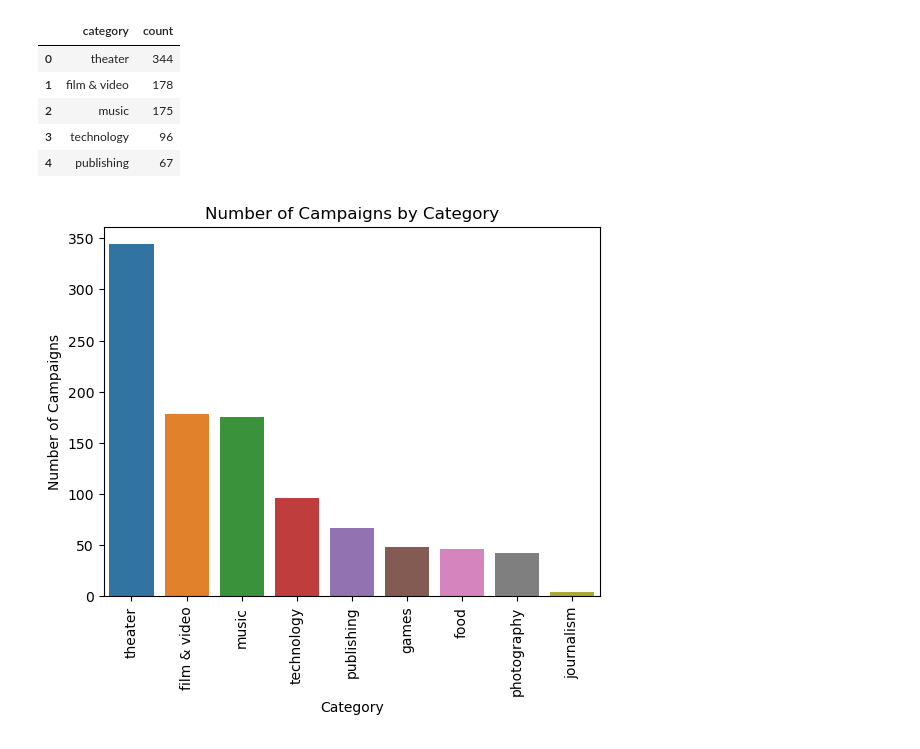
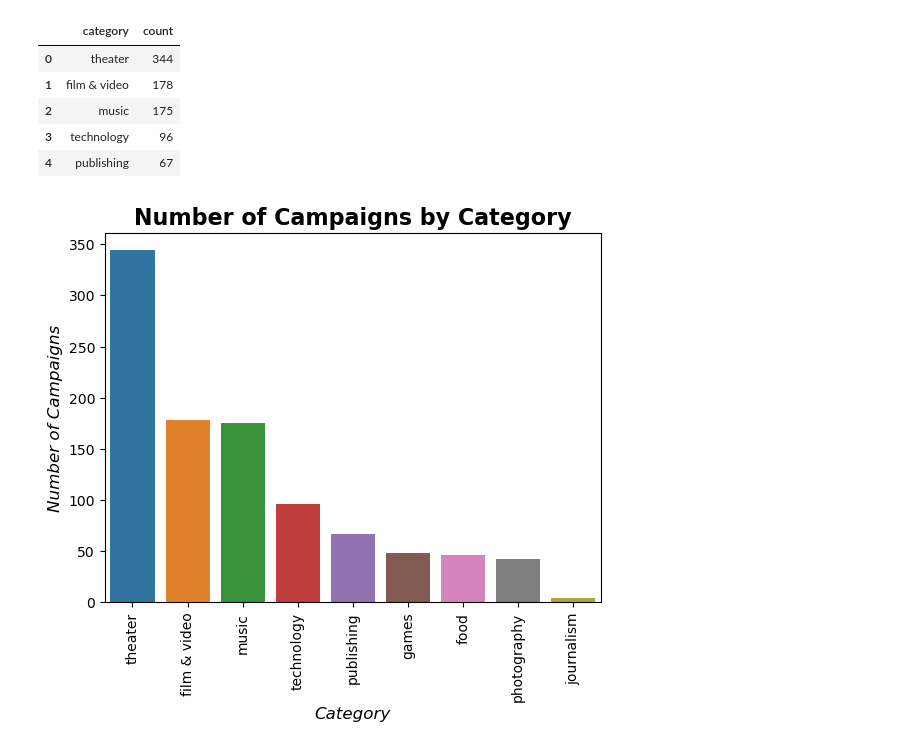
Before and after one commit to wrp94/project-2-group-20, a Jupyter notebook: query/queries.ipynb, the cells around one changed output. Drawn from its saved outputs; the diff is of its cells as text; code cells hidden in the pictures.

```diff
--- a/query/queries.ipynb
+++ b/query/queries.ipynb
@@ -103,10 +104,16 @@ category_counts.head()
 # %%
 # Plot the number of campaigns by category
 sns.barplot(x='category', y='count', data=category_counts)
-plt.xlabel('Category')
-plt.ylabel('Number of Campaigns')
-plt.title('Number of Campaigns by Category')
+
+# Add labels and title
+plt.xlabel('Category', fontsize=12, fontstyle='italic')
+plt.ylabel('Number of Campaigns', fontsize=12, fontstyle='italic')
+plt.title('Number of Campaigns by Category', fontsize=16, fontweight='bold')
+
+# Rotate x-axis labels
 plt.xticks(rotation=90)
+
+# Show the plot
 plt.show()
 # %% [output]
-[figure, old version]
+[figure, new version]
```
Also changed, not shown: parts of 11 cells of this notebook, 2 other files.
